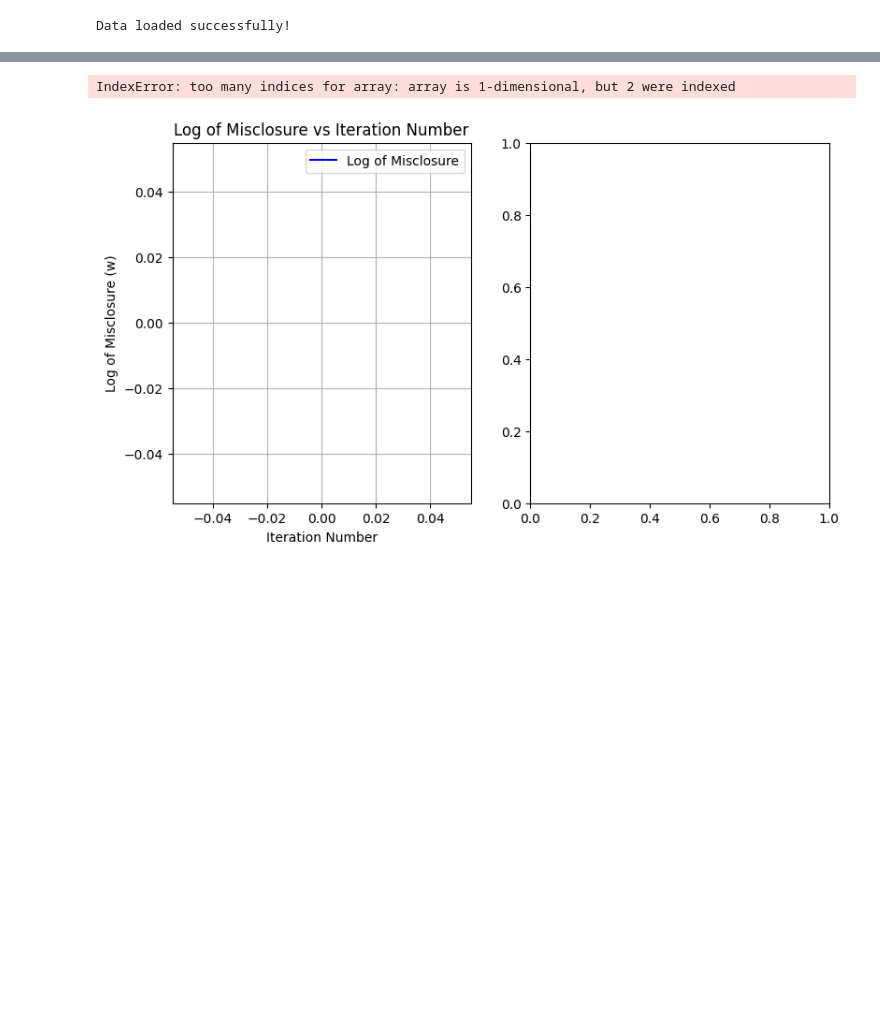
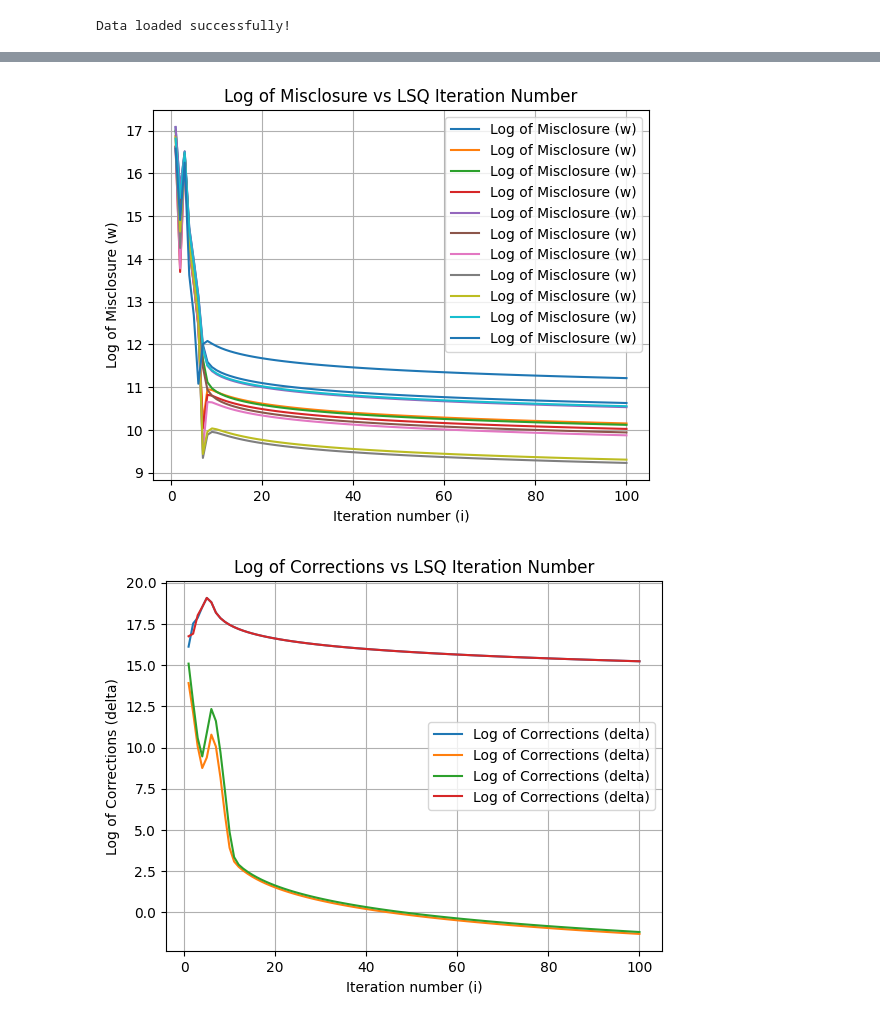
Before and after one commit to SoroushSoleymani/engg680_2024_fall, a Jupyter notebook: Lab_Assignment2/ Non_linearLeastSquareEstimationProblem.ipynb, the cells around one changed output, grey strips where cells are left out. Cells and saved outputs as stored; diff of their text form; code cells hidden in the pictures; blank space fills up the shorter version.

```diff
--- a/Lab_Assignment2/ Non_linearLeastSquareEstimationProblem.ipynb
+++ b/Lab_Assignment2/ Non_linearLeastSquareEstimationProblem.ipynb
@@ -515,48 +550,40 @@ Number of iterations: 0
 # %%
 # step 12
 # Using the imported matplotlib, plot the following (3 marks in total). Make sure to include proper axes information, legend, grid lines and title.
 
-import matplotlib.pyplot as plt
-import numpy as np
 # 1. Plot log of the misclosure w against the LSQ iteration number i
 # (1 marks)
-plt.figure(figsize=(14, 5))
-plt.subplot(1, 3, 1)
-# Add a small constant to avoid log(0)
-plt.plot(arr_i, np.log(np.abs(arr_w) + 1e-10), label='Log of Misclosure', color='blue')
-plt.xlabel('Iteration Number')
+plt.figure()
+plt.plot(arr_i, np.log(np.abs(arr_w)), label='Log of Misclosure (w)')
+plt.xlabel('Iteration number (i)')
 plt.ylabel('Log of Misclosure (w)')
-plt.title('Log of Misclosure vs Iteration Number')
+plt.title('Log of Misclosure vs LSQ Iteration Number')
 plt.grid(True)
 plt.legend()
-
+plt.show()
 
 # 2. Plot log of the corrections delta against the LSQ iteration number i
 # (1 marks)
-plt.subplot(1, 3, 2)
-# Convert arr_delta to a NumPy array before slicing and add a small constant
-arr_delta_np = np.array(arr_delta)
-plt.plot(arr_i, np.log(np.abs(arr_delta_np[:, :3]) + 1e-10), label='Log of Corrections', color='orange')
-plt.xlabel('Iteration Number')
+plt.figure()
+plt.plot(arr_i, np.log(np.abs(arr_delta)), label='Log of Corrections (delta)')
+plt.xlabel('Iteration number (i)')
 plt.ylabel('Log of Corrections (delta)')
-plt.title('Log of Corrections vs Iteration Number')
+plt.title('Log of Corrections vs LSQ Iteration Number')
 plt.grid(True)
 plt.legend()
+plt.show()
+
 
 # 3. Plot log of the 3D position errors against the LSQ iteration number i
 # (1 marks)
-plt.subplot(1, 3, 3)
-# Convert arr_err_pos to a NumPy array before slicing and add a small constant
-arr_err_pos_np = np.array(arr_err_pos)
-plt.plot(arr_i, np.log(np.abs(arr_err_pos_np) + 1e-10), label='Log of 3D Position Errors', color='green')
-plt.xlabel('Iteration Number')
-plt.ylabel('Log of Position Errors')
-plt.title('Log of 3D Position Errors vs Iteration Number')
+plt.figure()
+plt.plot(arr_i, np.log(np.abs(arr_err_pos)), label='Log of 3D Position Error')
+plt.xlabel('Iteration number (i)')
+plt.ylabel('Log of 3D Position Error')
+plt.title('Log of 3D Position Errors vs LSQ Iteration Number')
 plt.grid(True)
 plt.legend()
-
-plt.tight_layout()
 plt.show()
 # %% [output]
-IndexError: too many indices for array: array is 1-dimensional, but 2 were indexed
-[figure, old version]
+[figure, new version]
+[figure, added]
```
Also changed, not shown: parts of 4 cells of this notebook.
